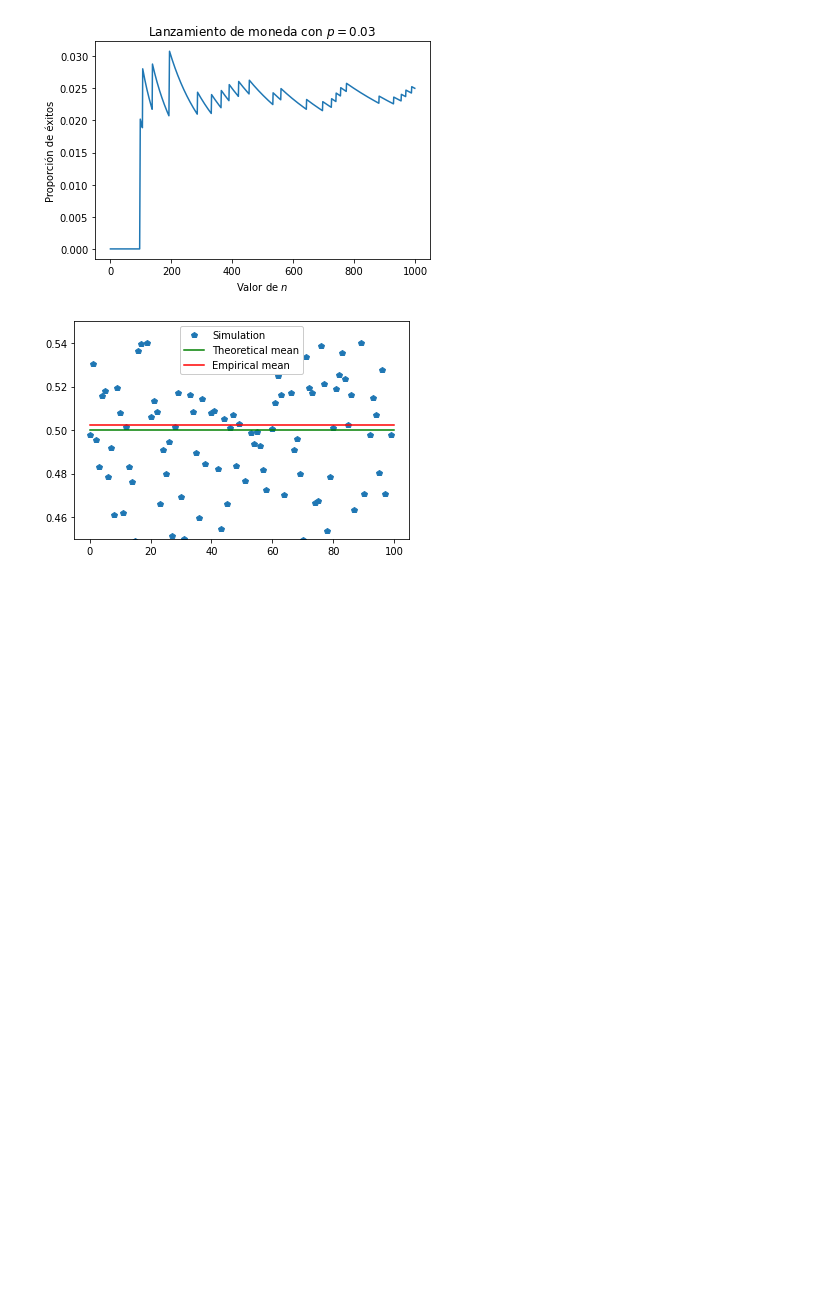
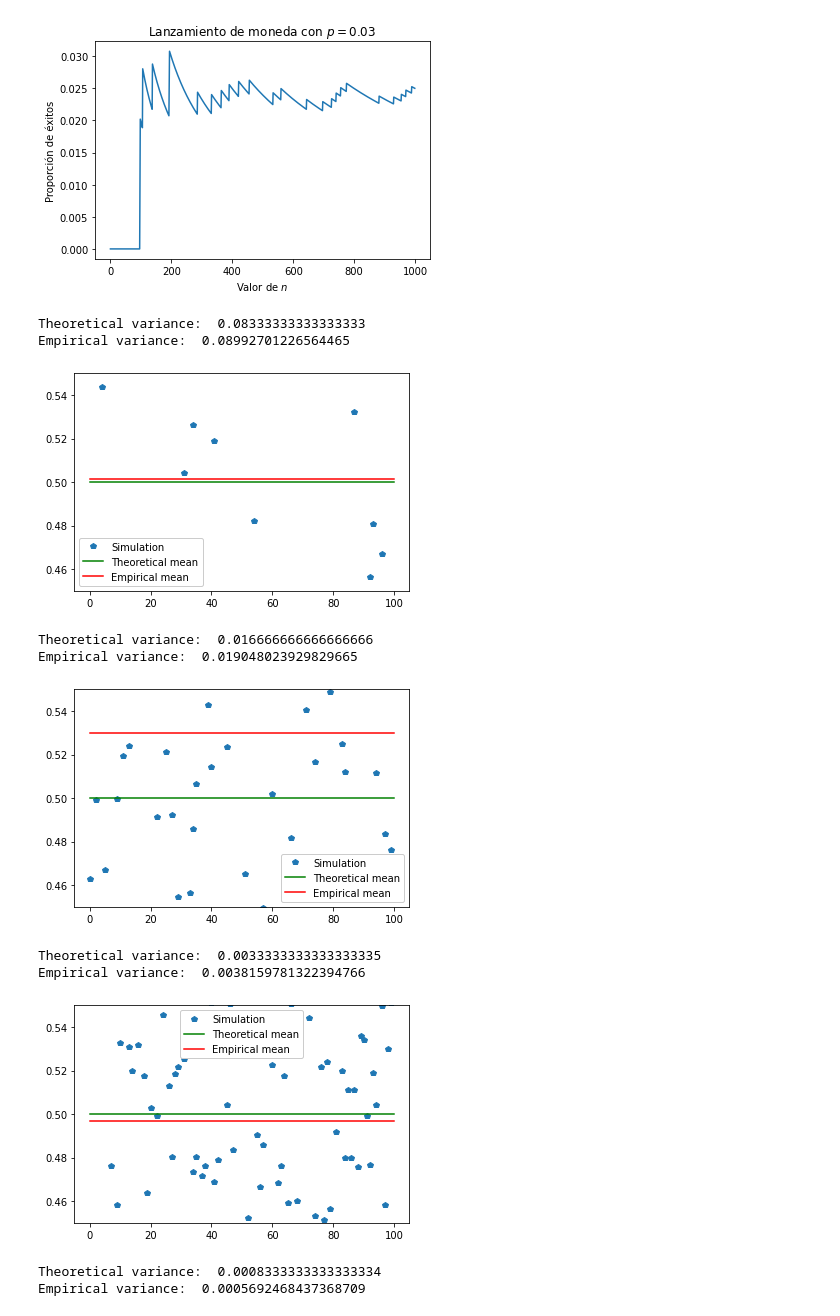
Before and after one commit to JairEsc/Mat_Apl, a Jupyter notebook: Est_T1.ipynb, the cells around one changed output. Cells and saved outputs as stored; diff of their text form; code cells hidden in the pictures; blank space fills up the shorter version.

```diff
--- a/Est_T1.ipynb
+++ b/Est_T1.ipynb
@@ -24,18 +24,31 @@ Aproximacion:  0.298
 Aproximacion:  0.025
 [figure]
 # %%
-n=100
-simulacion=[]
-for j in range(100):
-    x_n=0
-    for i in range(n):
-        x=np.random.uniform(0,1)
-        x_n+=x
-    simulacion.append(x_n/n)
-plt.plot(simulacion,'p',label='Simulation')
-plt.ylim((.45,.55))
-plt.plot([0,100],[0.5,0.5],'green',label='Theoretical mean')
-plt.plot([0,100],[np.mean(simulacion),np.mean(simulacion)],'red',label='Empirical mean')
-plt.legend(framealpha=1, frameon=True);
+for n in [1,5,25,100]:
+    simulacion=[]
+    for j in range(100):
+        x_n=0
+        for i in range(n):
+            x=np.random.uniform(0,1)
+            x_n+=x
+        simulacion.append(x_n/n)
+    plt.plot(simulacion,'p',label='Simulation')
+    plt.ylim((.45,.55))
+    plt.plot([0,100],[0.5,0.5],'green',label='Theoretical mean')
+    plt.plot([0,100],[np.mean(simulacion),np.mean(simulacion)],'red',label='Empirical mean')
+    plt.legend(framealpha=1, frameon=True);
+    print("Theoretical variance: ",1/(12*n))
+    print("Empirical variance: ",np.var(simulacion))
+    plt.show()
 # %% [output]
+Theoretical variance:  0.08333333333333333
+Empirical variance:  0.08992701226564465
-[figure, old version]
+[figure, new version]
+Theoretical variance:  0.016666666666666666
+Empirical variance:  0.019048023929829665
+[figure, added]
+Theoretical variance:  0.0033333333333333335
+Empirical variance:  0.0038159781322394766
+[figure, added]
+Theoretical variance:  0.0008333333333333334
+Empirical variance:  0.0005692468437368709
```
Also changed, not shown: parts of 2 cells of this notebook.
